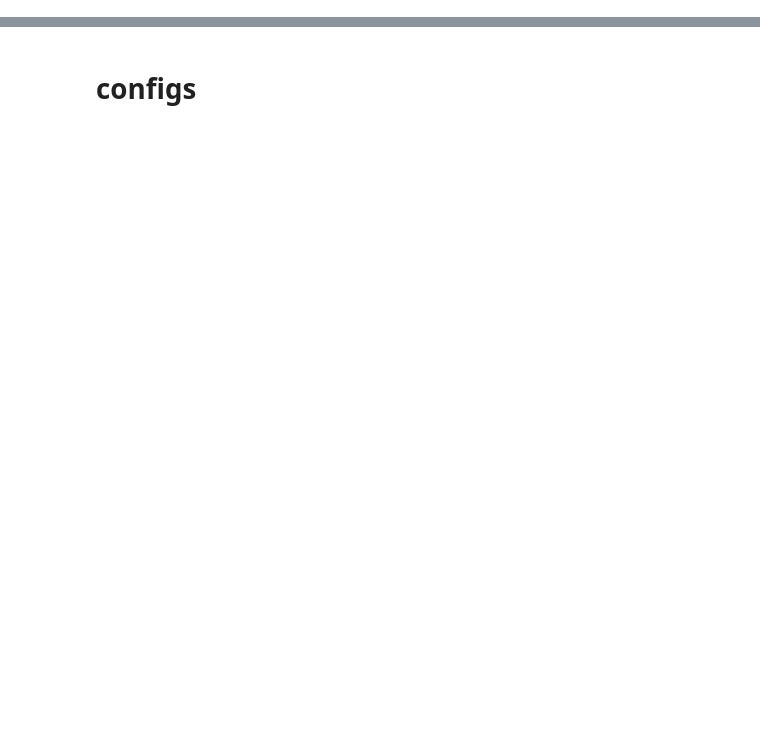
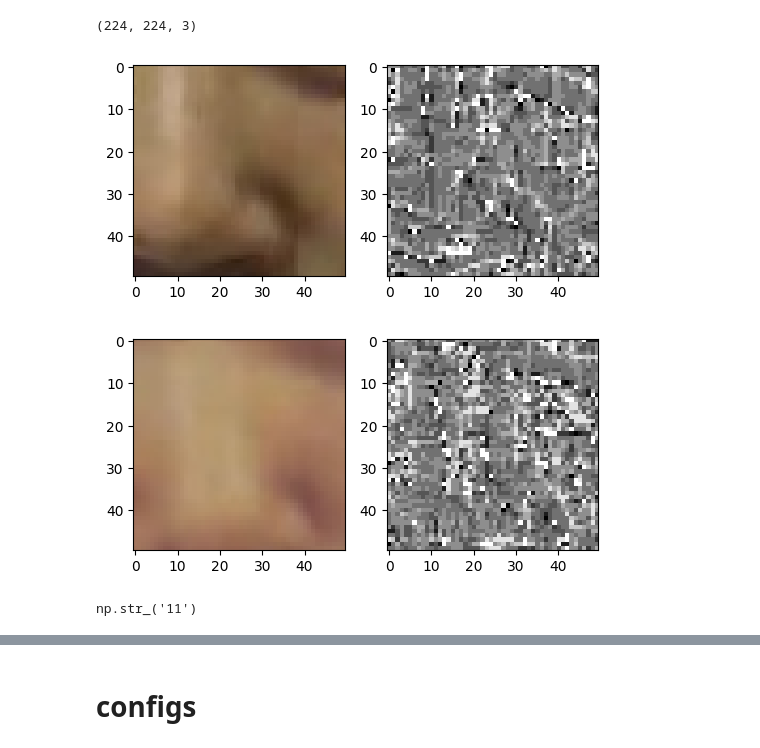
Before and after one commit to OussamaMadev/face-anti-spoofing-pipline, a Jupyter notebook: model_lab.ipynb, the cells around one changed output, grey strips where cells are left out. Cells and saved outputs as stored; diff of their text form; code cells hidden in the pictures; blank space fills up the shorter version.

```diff
--- a/model_lab.ipynb
+++ b/model_lab.ipynb
@@ -177,0 +202,28 @@ fusion_output, conv_output = visualization_model.predict(single_img)
+# %%
+import numpy as np
+train_subs = [f"{i:02d}" for i in range(1, 21)]  # Generate subject IDs from '01' to '20'.
+sub = np.random.choice(train_subs)
+
+real_img = cv2.imread(f"./data/CASIA_FASD_V3/DATA/{sub}/real/{sub}_01_001.jpg", cv2.IMREAD_COLOR_RGB)
+spoof_img = cv2.imread(f"./data/CASIA_FASD_V3/DATA/{sub}/spoof/{sub}_03_001.jpg", cv2.IMREAD_COLOR_RGB)
+
+real_img=cv2.resize(real_img, (224,224))
+spoof_img=cv2.resize(spoof_img, (224,224))
+
+# plt.imshow(real_img)
+real_img.shape
+# %% [output]
+(224, 224, 3)
+# %%
+lbp = get_lbp_map(real_img[:,:,2])  # Using the Saturation channel for LBP
+visualize(real_img[100:150,100:150], lbp[100:150,100:150])
+
+lbp = get_lbp_map(spoof_img[:,:,2])  # Using the Saturation channel for LBP
+visualize(spoof_img[100:150,100:150], lbp[100:150,100:150])
+# %% [output]
+[figure, added]
+[figure, added]
+# %%
+sub
+# %% [output]
+np.str_('11')
```
Also changed, not shown: parts of 14 cells of this notebook, 4 other files.
